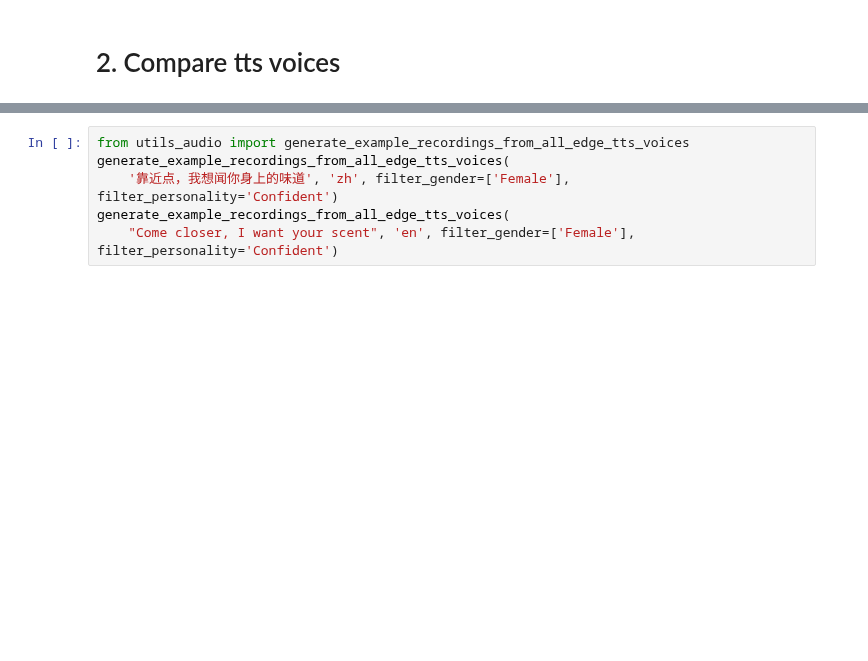
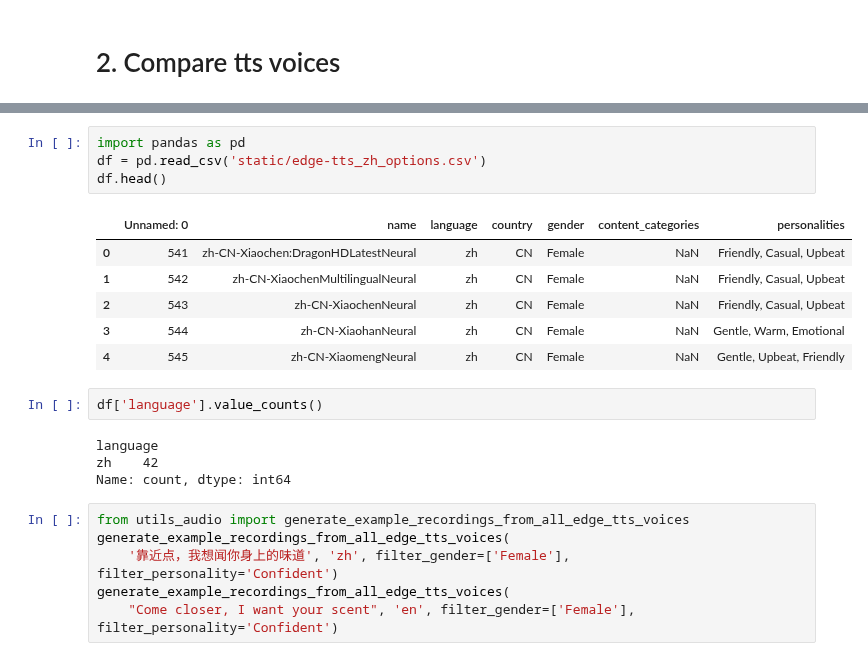
Before and after one commit to srcole/my_mandarin_database, a Jupyter notebook: 00_sandbox.ipynb, the cells around one changed output, grey strips where cells are left out. Saved outputs shown, nothing was run; the diff lists cells and outputs as text; blank space fills up the shorter version.

```diff
--- a/00_sandbox.ipynb
+++ b/00_sandbox.ipynb
@@ -214,3 +266,20 @@ new_img.display_in_notebook()
+# %%
+import pandas as pd
+df = pd.read_csv('static/edge-tts_zh_options.csv')
+df.head()
+# %% [output]
+|  | Unnamed: 0 | name | language | country | gender | content_categories | personalities |
+| 0 | 541 | zh-CN-Xiaochen:DragonHDLatestNeural | zh | CN | Female | NaN | Friendly, Casual, Upbeat |
+| 1 | 542 | zh-CN-XiaochenMultilingualNeural | zh | CN | Female | NaN | Friendly, Casual, Upbeat |
+| 2 | 543 | zh-CN-XiaochenNeural | zh | CN | Female | NaN | Friendly, Casual, Upbeat |
+| 3 | 544 | zh-CN-XiaohanNeural | zh | CN | Female | NaN | Gentle, Warm, Emotional |
+| 4 | 545 | zh-CN-XiaomengNeural | zh | CN | Female | NaN | Gentle, Upbeat, Friendly |
+# %%
+df['language'].value_counts()
+# %% [output]
+language
+zh    42
+Name: count, dtype: int64
 # %%
 from utils_audio import generate_example_recordings_from_all_edge_tts_voices
 generate_example_recordings_from_all_edge_tts_voices(
```
Also changed, not shown: parts of 8 cells of this notebook, 9 other files.
